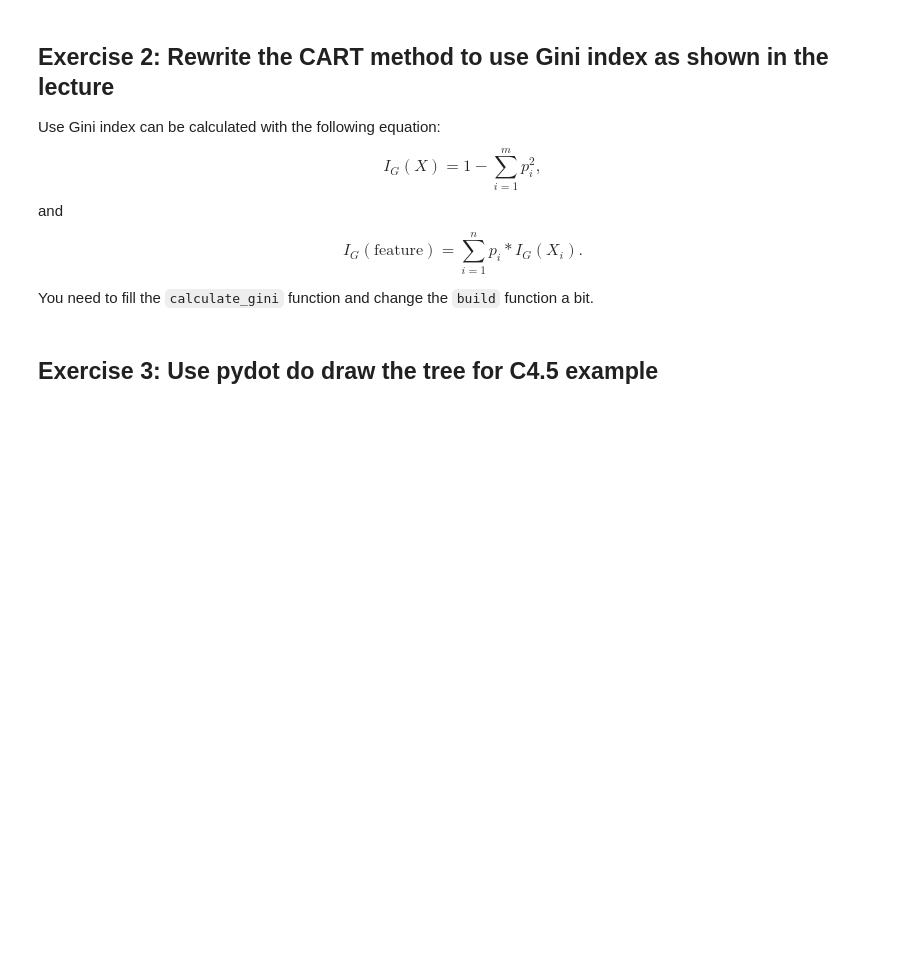
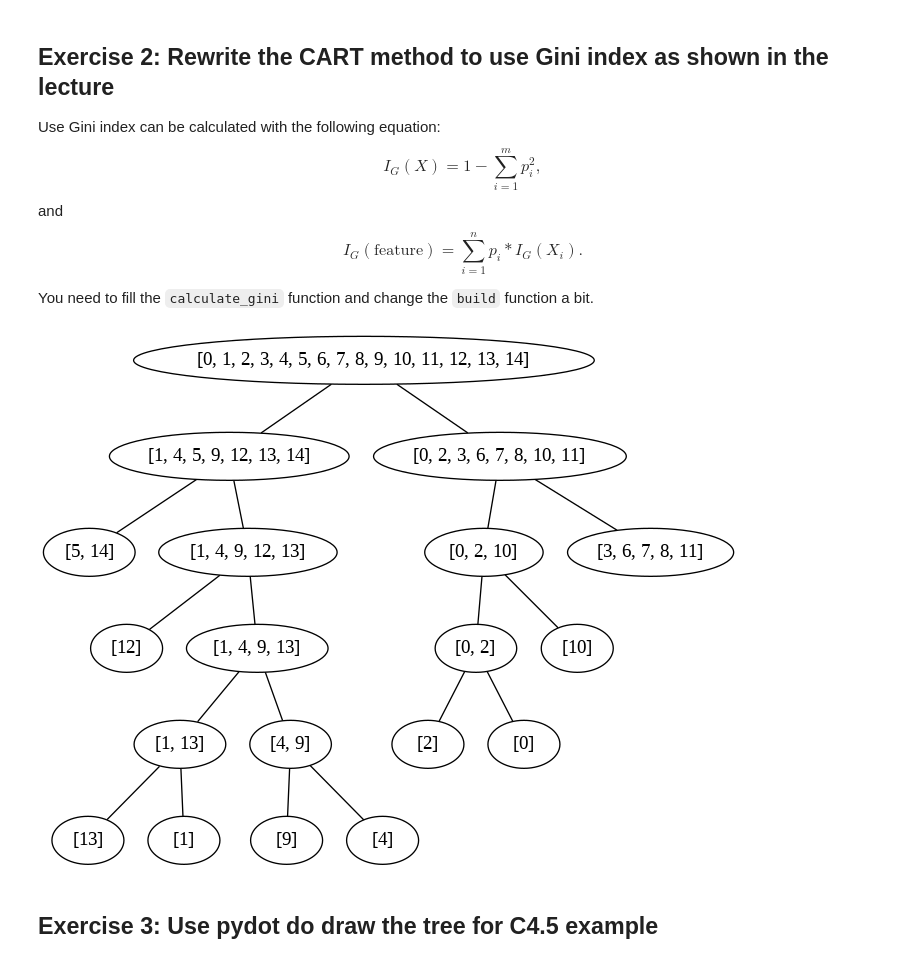
Before and after one commit to KwintaJ/MachineLearningClasses, a Jupyter notebook: Jan_Kwinta_exercises_4.ipynb, the cells around one changed output. Saved outputs shown, nothing was run; the diff lists cells and outputs as text; code cells hidden in the pictures; blank space fills up the shorter version.

Commit message:
add images

```diff
--- a/Jan_Kwinta_exercises_4.ipynb
+++ b/Jan_Kwinta_exercises_4.ipynb
@@ -374,34 +406,36 @@ def build(root_node):
                     best_feature_id = i
                     best_value = candidate[0]
 
         # split
         if best_feature_id is not None:
             current_node, split_history = split_node(current_node, best_value, best_feature_id, split_history)
         else:
             current_node.set_completed()
 
         new_node = find_leaf_not_completed(root_node)
         if new_node is not None:
             current_node = new_node
         else:
             stop_criterion = True
 
     return root_node, split_history
 
 def plot_tree(split_history):
     tree = pydot.Dot(graph_type='graph')
     for split in split_history:
         parent_id = split[0]
         child_id = split[1]
 
         new_edge = pydot.Edge(parent_id, child_id)
         tree.add_edge(new_edge)
     tree.write('cart_tree.png', format='png')
 
 cart_tree, split_history = build(current_node)
 plot_tree(split_history)
 
-# Image(filename='cart_tree.png')
+Image(filename='cart_tree.png')
+# %% [output]
+[figure, added]
 # %% [markdown]
 ## Exercise 3: Use pydot do draw the tree for C4.5 example
 # %%
```
Also changed, not shown: parts of 5 cells of this notebook.
